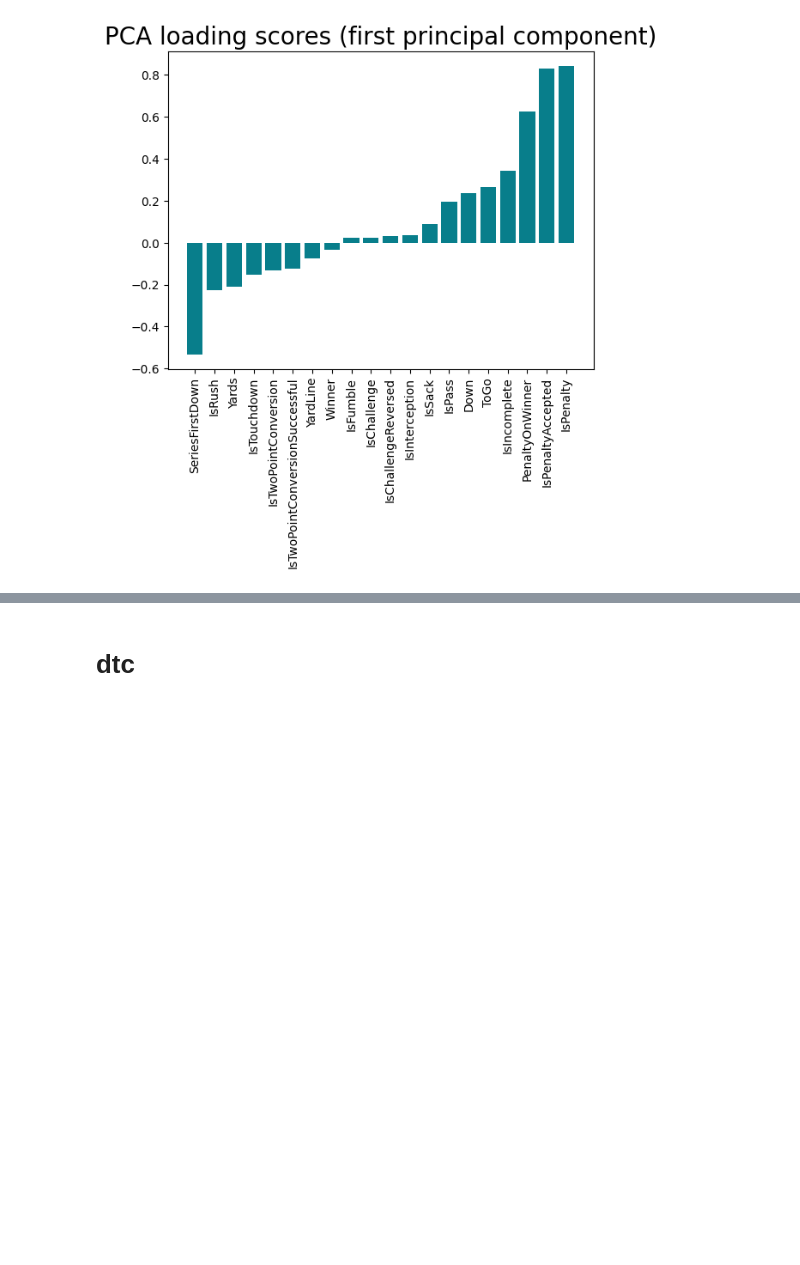
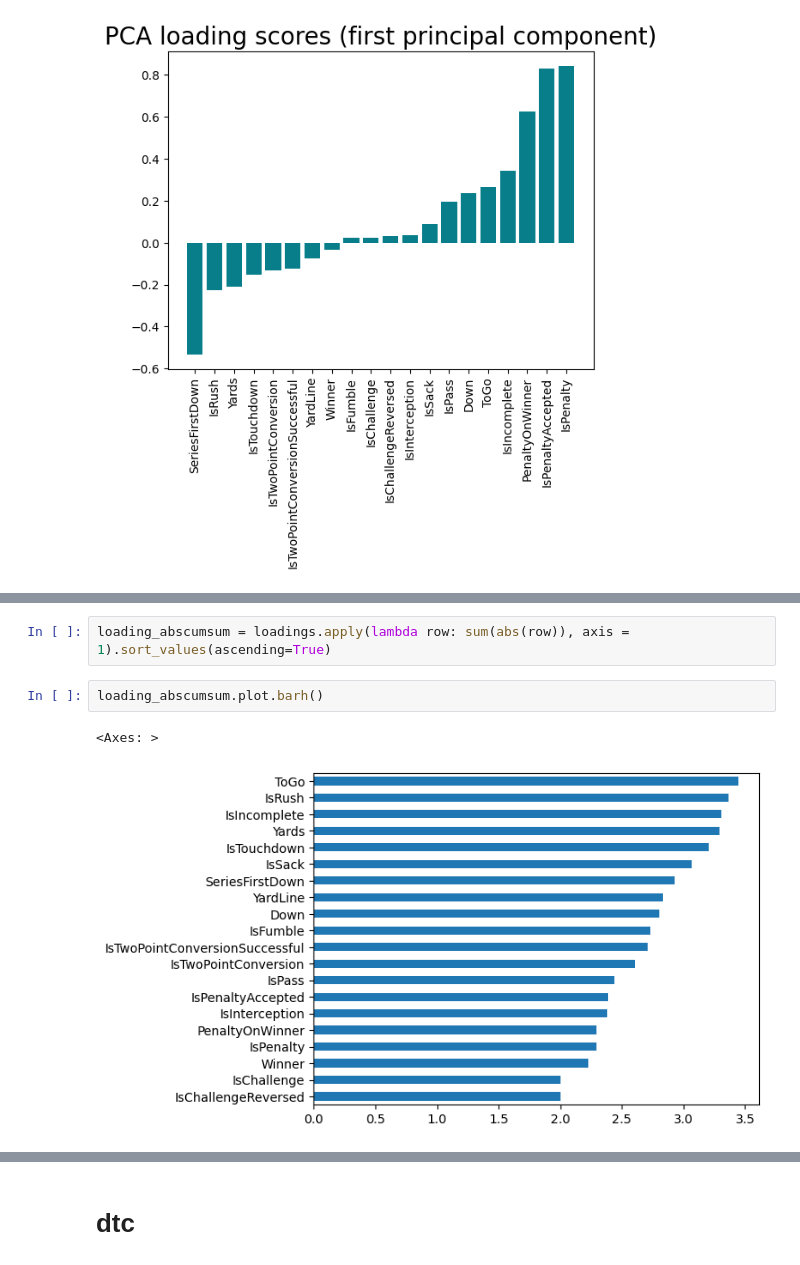
Before and after one commit to Pratik-Chaudhari-ggc/GT-Hacklytics, a Jupyter notebook: notebooks/dtc-notebook.ipynb, the cells around one changed output, grey strips where cells are left out. Drawn from its saved outputs; the diff is of its cells as text; blank space fills up the shorter version.

```diff
--- a/notebooks/dtc-notebook.ipynb
+++ b/notebooks/dtc-notebook.ipynb
@@ -121,0 +122,7 @@ plt.show()
+# %%
+loading_abscumsum = loadings.apply(lambda row: sum(abs(row)), axis = 1).sort_values(ascending=True)
+# %%
+loading_abscumsum.plot.barh()
+# %% [output]
+<Axes: >
+[figure, added]
```
Also changed, not shown: parts of 5 cells of this notebook.
